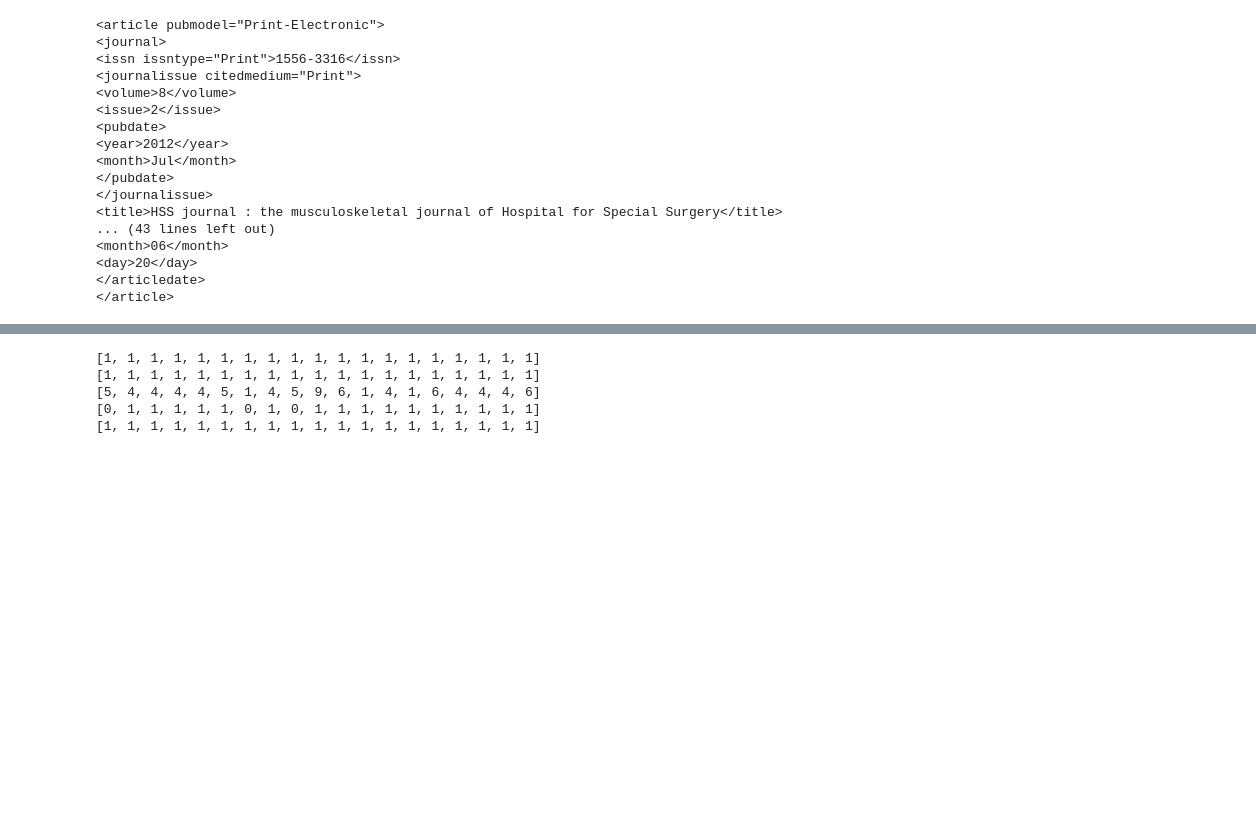
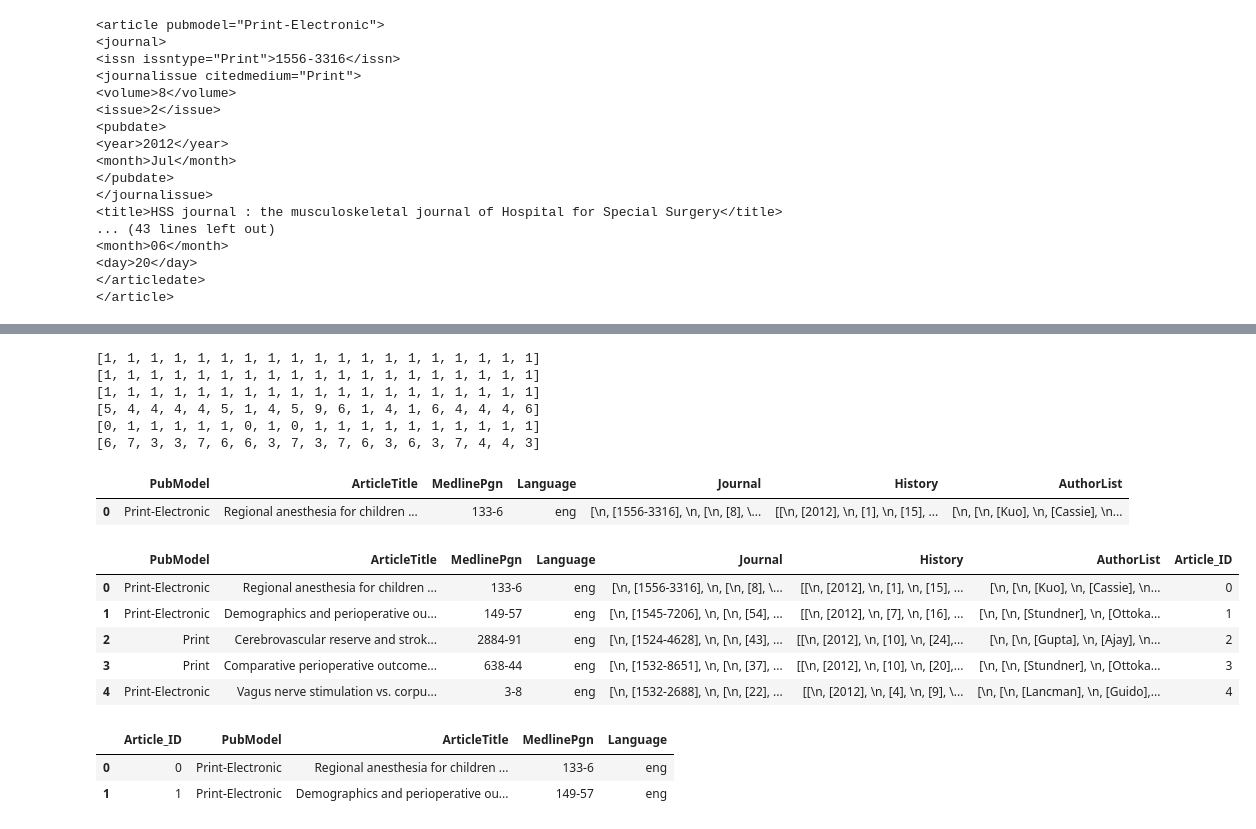
Before and after one commit to tobyatgithub/CS5200_Practicum2, a Jupyter notebook: XML_Explore.ipynb, the cells around one changed output, grey strips where cells are left out. Cells and saved outputs as stored; diff of their text form; code cells hidden in the pictures; blank space fills up the shorter version.

```diff
--- a/XML_Explore.ipynb
+++ b/XML_Explore.ipynb
@@ -77,26 +98,31 @@ def checkFrequency(bsResultSet, tag):
     so it is find it the tag is nested.
     """
     return len(bsResultSet.find_all(tag.lower()))
+
+# check article article
+print([checkFrequency(_, "Article".lower()) for _ in articles]) # 1-on-many PubArticle - history(pubmed)
+
 # check unique medlinecitation
-print([checkFrequency(_, "medlinecitation") for _ in articles])
+print([checkFrequency(_, "medlinecitation") for _ in articles]) # 1 on 1 PubArticle ~ medlinecitation
 
 # check journal 1-on-1
-print([checkFrequency(_, "journal") for _ in articles])
+print([checkFrequency(_, "journal") for _ in articles]) # 1 on 1 PubArticle - journal
 
 # check AbstractText 1-on-many
-print([checkFrequency(_, "AbstractText".lower()) for _ in articles])
+print([checkFrequency(_, "AbstractText".lower()) for _ in articles])# 1 to many PubArticle - abstractText
 
 # check GrantList
-print([checkFrequency(_, "GrantList".lower()) for _ in articles]) # 0 OR 1
+print([checkFrequency(_, "GrantList".lower()) for _ in articles]) # 1 to 0-1 PubArticle - 0 or 1 grantlist
 
 # check History
-print([checkFrequency(_, "History".lower()) for _ in articles]) # 1-on-1
+print([checkFrequency(_, "PubMedPubDate".lower()) for _ in articles]) # 1-on-many PubArticle - history(pubmed)
 # %% [output]
+[1, 1, 1, 1, 1, 1, 1, 1, 1, 1, 1, 1, 1, 1, 1, 1, 1, 1, 1]
 [1, 1, 1, 1, 1, 1, 1, 1, 1, 1, 1, 1, 1, 1, 1, 1, 1, 1, 1]
 [1, 1, 1, 1, 1, 1, 1, 1, 1, 1, 1, 1, 1, 1, 1, 1, 1, 1, 1]
 [5, 4, 4, 4, 4, 5, 1, 4, 5, 9, 6, 1, 4, 1, 6, 4, 4, 4, 6]
 [0, 1, 1, 1, 1, 1, 0, 1, 0, 1, 1, 1, 1, 1, 1, 1, 1, 1, 1]
-[1, 1, 1, 1, 1, 1, 1, 1, 1, 1, 1, 1, 1, 1, 1, 1, 1, 1, 1]
+[6, 7, 3, 3, 7, 6, 6, 3, 7, 3, 7, 6, 3, 6, 3, 7, 4, 4, 3]
 # %%
 def extractArticleInfo(PubmedArticle):
     """
@@ -132,0 +170,25 @@ def extractArticleInfo(PubmedArticle):
+# %%
+tmp
+df = pd.DataFrame([tmp])
+df.head()
+# %% [output]
+|  | PubModel | ArticleTitle | MedlinePgn | Language | Journal | History | AuthorList |
+| 0 | Print-Electronic | Regional anesthesia for children ... | 133-6 | eng | [\n, [1556-3316], \n, [\n, [8], \... | [[\n, [2012], \n, [1], \n, [15], ... | [\n, [\n, [Kuo], \n, [Cassie], \n... |
+# %%
+df = pd.DataFrame([extractArticleInfo(_) for _ in articles])
+df['Article_ID'] = df.index
+df.head()
+# %% [output]
+|  | PubModel | ArticleTitle | MedlinePgn | Language | Journal | History | AuthorList | Article_ID |
+| 0 | Print-Electronic | Regional anesthesia for children ... | 133-6 | eng | [\n, [1556-3316], \n, [\n, [8], \... | [[\n, [2012], \n, [1], \n, [15], ... | [\n, [\n, [Kuo], \n, [Cassie], \n... | 0 |
+| 1 | Print-Electronic | Demographics and perioperative ou... | 149-57 | eng | [\n, [1545-7206], \n, [\n, [54], ... | [[\n, [2012], \n, [7], \n, [16], ... | [\n, [\n, [Stundner], \n, [Ottoka... | 1 |
+| 2 | Print | Cerebrovascular reserve and strok... | 2884-91 | eng | [\n, [1524-4628], \n, [\n, [43], ... | [[\n, [2012], \n, [10], \n, [24],... | [\n, [\n, [Gupta], \n, [Ajay], \n... | 2 |
+| 3 | Print | Comparative perioperative outcome... | 638-44 | eng | [\n, [1532-8651], \n, [\n, [37], ... | [[\n, [2012], \n, [10], \n, [20],... | [\n, [\n, [Stundner], \n, [Ottoka... | 3 |
+| 4 | Print-Electronic | Vagus nerve stimulation vs. corpu... | 3-8 | eng | [\n, [1532-2688], \n, [\n, [22], ... | [[\n, [2012], \n, [4], \n, [9], \... | [\n, [\n, [Lancman], \n, [Guido],... | 4 |
+# %%
+article_df = df[["Article_ID", "PubModel", "ArticleTitle", "MedlinePgn", "Language"]]
+article_df.head(2)
+# %% [output]
+|  | Article_ID | PubModel | ArticleTitle | MedlinePgn | Language |
+| 0 | 0 | Print-Electronic | Regional anesthesia for children ... | 133-6 | eng |
+| 1 | 1 | Print-Electronic | Demographics and perioperative ou... | 149-57 | eng |
```
Also changed, not shown: parts of 21 cells of this notebook, 5 other files.
